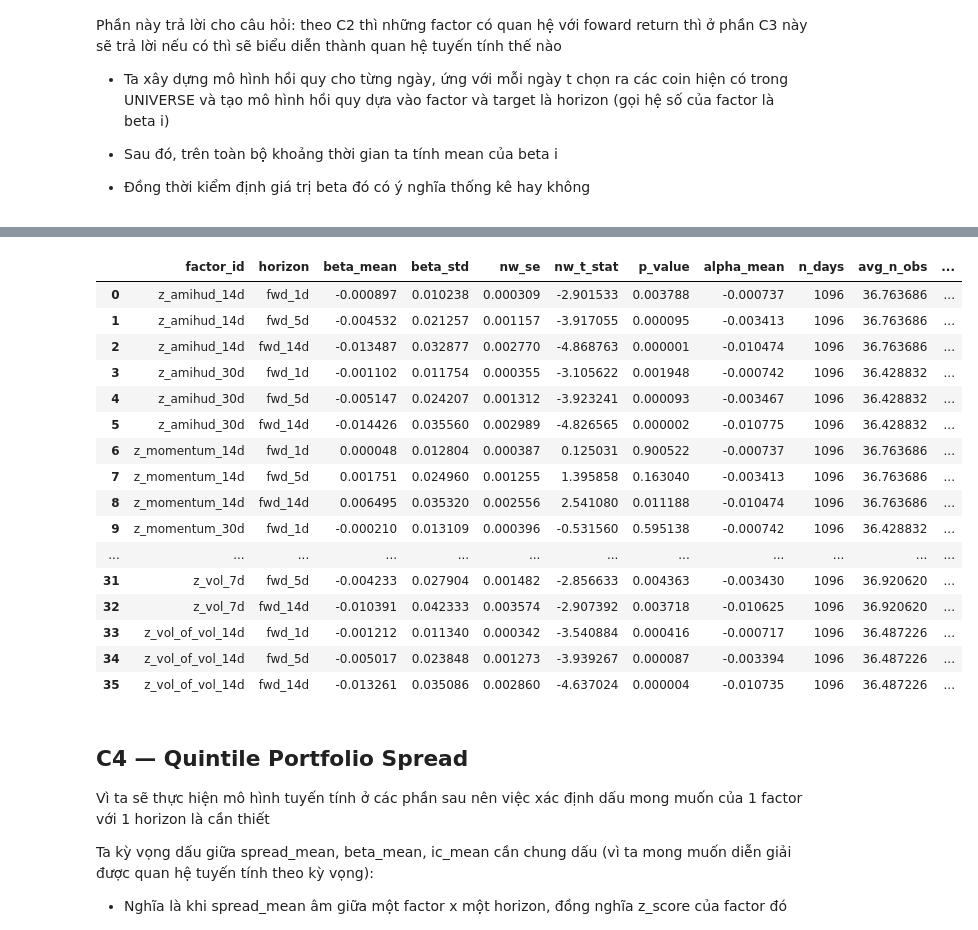
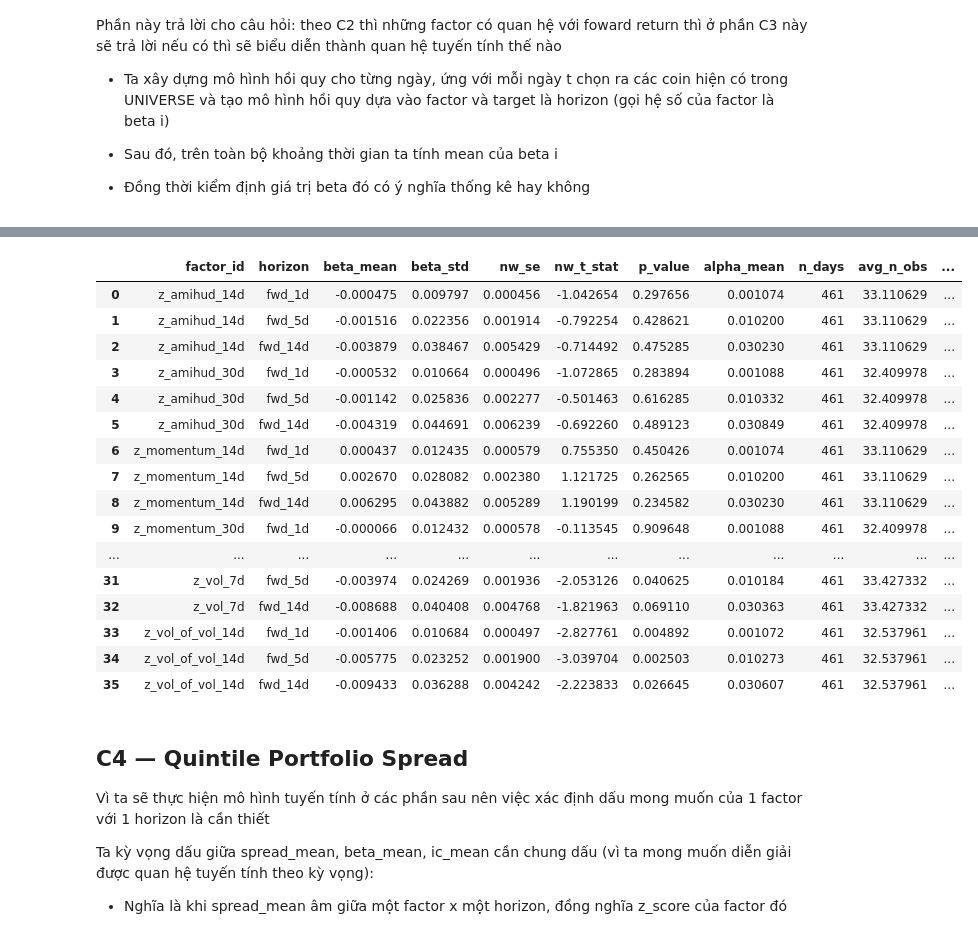
Before and after one commit to HaiNam19/Statistical-Factor-and-Machine-Learning-for-Crypto-Cross-Sectional-Alpha, a Jupyter notebook: notebook_analysis/2_statistical_significant_factor.ipynb, the cells around one changed output, grey strips where cells are left out. Saved outputs shown, nothing was run; the diff lists cells and outputs as text; code cells hidden in the pictures.

```diff
--- a/notebook_analysis/2_statistical_significant_factor.ipynb
+++ b/notebook_analysis/2_statistical_significant_factor.ipynb
@@ -34,0 +19,6 @@ df
+# %%
+df = pd.read_parquet("../data/processed/B1_factor_construction.parquet")
+
+
+df = df[df["timestamp"] >= "2020-09-27"]
+df
@@ -275,3 +270,18 @@ diễn thành quan hệ tuyến tính thế nào
 
 - Sau đó, trên toàn bộ khoảng thời gian ta tính mean của beta i
 - Đồng thời kiểm định giá trị beta đó có ý nghĩa thống kê hay không
+# %%
+# Ta sẽ thực hiện winsorize cho các forward return để loại bỏ các giá trị outlier ảnh hưởng tới phần xây dựng model hồi quy về sau
+def winsorize_series(series, lower= 0.05, upper= 0.95):
+    lower_bound = series.quantile(lower)
+    upper_bound = series.quantile(upper)
+    return series.clip(lower = lower_bound, upper = upper_bound)
+
+def winsorize_fwd(df, col_forward_return):
+    temp = df.copy()
+    for fwd in col_forward_return:
+        temp[fwd] = temp.groupby("timestamp")[fwd].transform(winsorize_series)
+    return temp
+
+df_regression = winsorize_fwd(df, col_forward_return)
+df_regression # dataset phục vụ riêng cho phần regression phía sau
@@ -351,50 +375,50 @@ def build_regression_daily(df, col_factor, col_forward_return):
                 'nw_se': nw_se,
                 'nw_t_stat': nw_t_stat,
                 'p_value': p_value,
                 'alpha_mean': alpha_mean,
                 'n_days': n_days,
                 'avg_n_obs': beta_df['n_obs'].mean()
             })
 
     fm_summary = pd.DataFrame(results)
 
     def sig_star(p):
         if p < 0.01:
             return 'alpha 1%'
         elif p < 0.05:
             return 'alpha 5%'
         else:
             return 'not significant'
 
     fm_summary['sig'] = fm_summary['p_value'].apply(sig_star)
 
     # Sắp xếp
     horizon_order = {'fwd_1d': 0, 'fwd_5d': 1, 'fwd_14d': 2}
     fm_summary['horizon_rank'] = fm_summary['horizon'].map(horizon_order)
     fm_summary = fm_summary.sort_values(['factor_id', 'horizon_rank'])
     fm_summary = fm_summary.drop(columns=['horizon_rank'])
 
     return fm_summary.reset_index(drop=True)
 
-build_regression_daily(df, col_factor, col_forward_return)
+build_regression_daily(df_regression, col_factor, col_forward_return)
 # %% [output]
 |  | factor_id | horizon | beta_mean | beta_std | nw_se | nw_t_stat | p_value | alpha_mean | n_days | avg_n_obs | ... |
-| 0 | z_amihud_14d | fwd_1d | -0.000897 | 0.010238 | 0.000309 | -2.901533 | 0.003788 | -0.000737 | 1096 | 36.763686 | ... |
-| 1 | z_amihud_14d | fwd_5d | -0.004532 | 0.021257 | 0.001157 | -3.917055 | 0.000095 | -0.003413 | 1096 | 36.763686 | ... |
-| 2 | z_amihud_14d | fwd_14d | -0.013487 | 0.032877 | 0.002770 | -4.868763 | 0.000001 | -0.010474 | 1096 | 36.763686 | ... |
-| 3 | z_amihud_30d | fwd_1d | -0.001102 | 0.011754 | 0.000355 | -3.105622 | 0.001948 | -0.000742 | 1096 | 36.428832 | ... |
-| 4 | z_amihud_30d | fwd_5d | -0.005147 | 0.024207 | 0.001312 | -3.923241 | 0.000093 | -0.003467 | 1096 | 36.428832 | ... |
-| 5 | z_amihud_30d | fwd_14d | -0.014426 | 0.035560 | 0.002989 | -4.826565 | 0.000002 | -0.010775 | 1096 | 36.428832 | ... |
-| 6 | z_momentum_14d | fwd_1d | 0.000048 | 0.012804 | 0.000387 | 0.125031 | 0.900522 | -0.000737 | 1096 | 36.763686 | ... |
-| 7 | z_momentum_14d | fwd_5d | 0.001751 | 0.024960 | 0.001255 | 1.395858 | 0.163040 | -0.003413 | 1096 | 36.763686 | ... |
-| 8 | z_momentum_14d | fwd_14d | 0.006495 | 0.035320 | 0.002556 | 2.541080 | 0.011188 | -0.010474 | 1096 | 36.763686 | ... |
-| 9 | z_momentum_30d | fwd_1d | -0.000210 | 0.013109 | 0.000396 | -0.531560 | 0.595138 | -0.000742 | 1096 | 36.428832 | ... |
+| 0 | z_amihud_14d | fwd_1d | -0.000475 | 0.009797 | 0.000456 | -1.042654 | 0.297656 | 0.001074 | 461 | 33.110629 | ... |
+| 1 | z_amihud_14d | fwd_5d | -0.001516 | 0.022356 | 0.001914 | -0.792254 | 0.428621 | 0.010200 | 461 | 33.110629 | ... |
+| 2 | z_amihud_14d | fwd_14d | -0.003879 | 0.038467 | 0.005429 | -0.714492 | 0.475285 | 0.030230 | 461 | 33.110629 | ... |
+| 3 | z_amihud_30d | fwd_1d | -0.000532 | 0.010664 | 0.000496 | -1.072865 | 0.283894 | 0.001088 | 461 | 32.409978 | ... |
+| 4 | z_amihud_30d | fwd_5d | -0.001142 | 0.025836 | 0.002277 | -0.501463 | 0.616285 | 0.010332 | 461 | 32.409978 | ... |
+| 5 | z_amihud_30d | fwd_14d | -0.004319 | 0.044691 | 0.006239 | -0.692260 | 0.489123 | 0.030849 | 461 | 32.409978 | ... |
+| 6 | z_momentum_14d | fwd_1d | 0.000437 | 0.012435 | 0.000579 | 0.755350 | 0.450426 | 0.001074 | 461 | 33.110629 | ... |
+| 7 | z_momentum_14d | fwd_5d | 0.002670 | 0.028082 | 0.002380 | 1.121725 | 0.262565 | 0.010200 | 461 | 33.110629 | ... |
+| 8 | z_momentum_14d | fwd_14d | 0.006295 | 0.043882 | 0.005289 | 1.190199 | 0.234582 | 0.030230 | 461 | 33.110629 | ... |
+| 9 | z_momentum_30d | fwd_1d | -0.000066 | 0.012432 | 0.000578 | -0.113545 | 0.909648 | 0.001088 | 461 | 32.409978 | ... |
 | ... | ... | ... | ... | ... | ... | ... | ... | ... | ... | ... | ... |
-| 31 | z_vol_7d | fwd_5d | -0.004233 | 0.027904 | 0.001482 | -2.856633 | 0.004363 | -0.003430 | 1096 | 36.920620 | ... |
-| 32 | z_vol_7d | fwd_14d | -0.010391 | 0.042333 | 0.003574 | -2.907392 | 0.003718 | -0.010625 | 1096 | 36.920620 | ... |
-| 33 | z_vol_of_vol_14d | fwd_1d | -0.001212 | 0.011340 | 0.000342 | -3.540884 | 0.000416 | -0.000717 | 1096 | 36.487226 | ... |
-| 34 | z_vol_of_vol_14d | fwd_5d | -0.005017 | 0.023848 | 0.001273 | -3.939267 | 0.000087 | -0.003394 | 1096 | 36.487226 | ... |
-| 35 | z_vol_of_vol_14d | fwd_14d | -0.013261 | 0.035086 | 0.002860 | -4.637024 | 0.000004 | -0.010735 | 1096 | 36.487226 | ... |
+| 31 | z_vol_7d | fwd_5d | -0.003974 | 0.024269 | 0.001936 | -2.053126 | 0.040625 | 0.010184 | 461 | 33.427332 | ... |
+| 32 | z_vol_7d | fwd_14d | -0.008688 | 0.040408 | 0.004768 | -1.821963 | 0.069110 | 0.030363 | 461 | 33.427332 | ... |
+| 33 | z_vol_of_vol_14d | fwd_1d | -0.001406 | 0.010684 | 0.000497 | -2.827761 | 0.004892 | 0.001072 | 461 | 32.537961 | ... |
+| 34 | z_vol_of_vol_14d | fwd_5d | -0.005775 | 0.023252 | 0.001900 | -3.039704 | 0.002503 | 0.010273 | 461 | 32.537961 | ... |
+| 35 | z_vol_of_vol_14d | fwd_14d | -0.009433 | 0.036288 | 0.004242 | -2.223833 | 0.026645 | 0.030607 | 461 | 32.537961 | ... |
 # %% [markdown]
 ## C4 — Quintile Portfolio Spread
 
```
Also changed, not shown: parts of 20 cells of this notebook, 1 other file.
